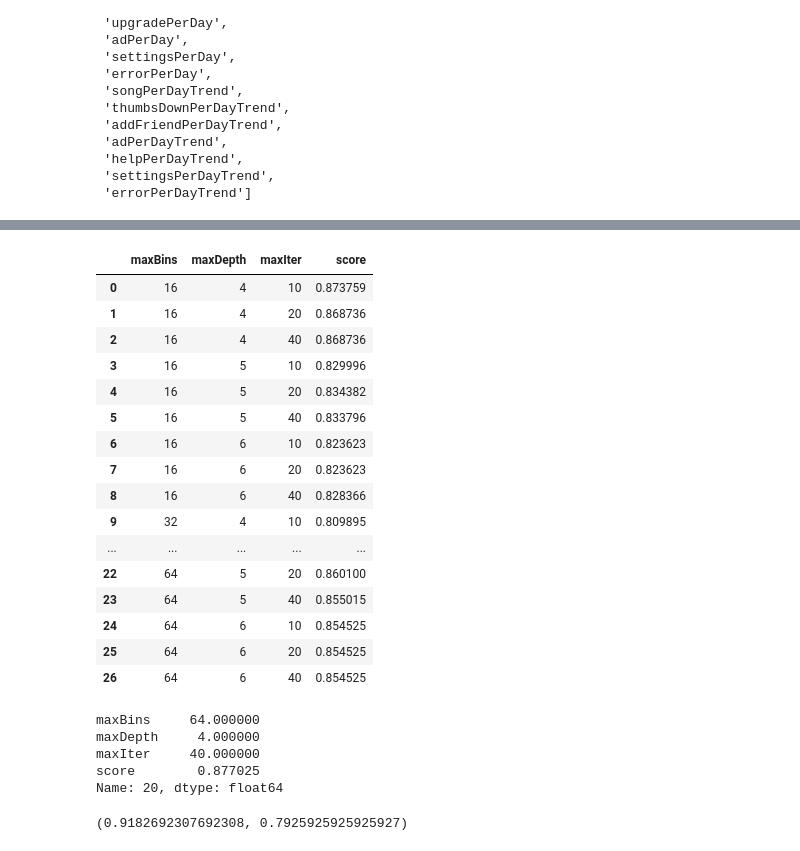
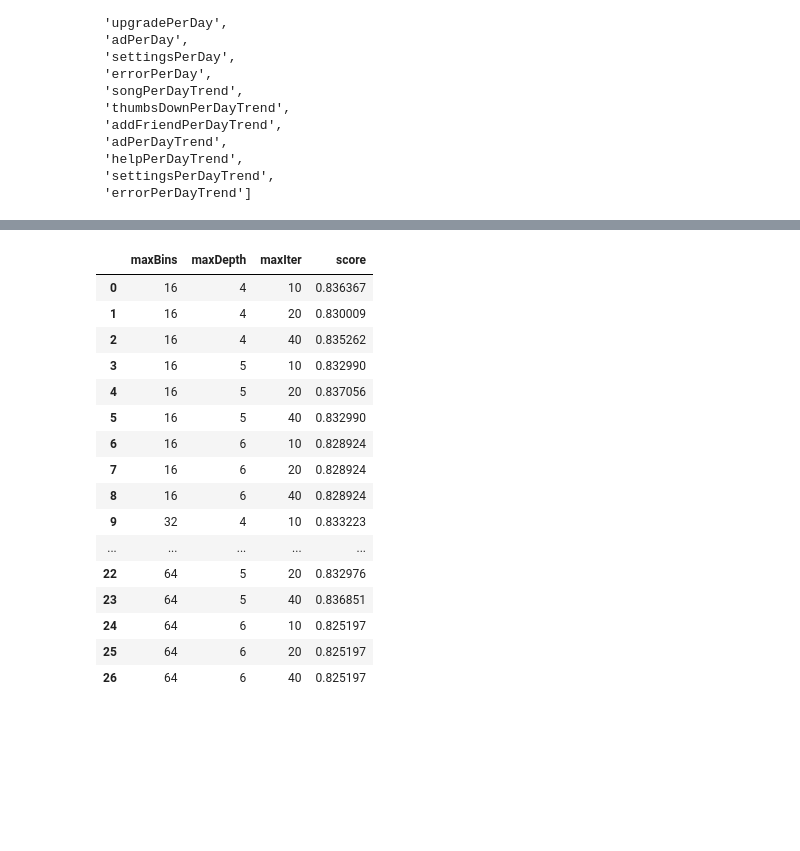
Before and after one commit to michelnagme/udacity-sparkify-churn-prediction-project, a Jupyter notebook: Sparkify.ipynb, the cells around one changed output, grey strips where cells are left out. Saved outputs shown, nothing was run; the diff lists cells and outputs as text; code cells hidden in the pictures; blank space fills up the shorter version.

```diff
--- a/Sparkify.ipynb
+++ b/Sparkify.ipynb
@@ -1035,0 +1048,7 @@ columns_to_drop
+# %%
+# plot feature importances for random forest classifier
+pd_rf_s = pd.Series(model_rf.stages[-1].featureImportances, index=names).abs().sort_values(ascending=False)
+pd_rf_s.plot(kind='bar', legend=False, title="Feature's importances for Random Forest");
+
+# create a set of least important features
+rf_least = set(pd_rf_s.index[-8:])
@@ -1035,0 +1057,7 @@ columns_to_drop
+# %%
+# plot feature importances for gradient-boosted tree classifier
+pd_gbt_s = pd.Series(model_gbt.stages[-1].featureImportances, index=names).abs().sort_values(ascending=False)
+pd_gbt_s.plot(kind='bar', legend=False, title="Feature's importances for Gradient-boosted Tree");
+
+# create a set of least important features
+gbt_least = set(pd_gbt_s.index[-8:])
@@ -1035,0 +1066,3 @@ columns_to_drop
+# %%
+columns_to_drop = lr_least.intersection(svc_least, rf_least, gbt_least)
+columns_to_drop
@@ -1165,7 +1205,7 @@ bin_evaluator.evaluate(result_best_rf), f1_evaluator.evaluate(result_best_rf)
 # %%
-# Perform the grid search by fitting the grid search object
+# perform cross-validation with grid search
 start = time.time()
-crossvalmodel_gb = crossval_gb.fit(train)
+crossvalmodel_gbt = crossval_gbt.fit(train)
 end = time.time()
 print('Training took ' + time.strftime('%H:%M:%S', time.gmtime(end-start)) + ' hours')
 # %% [output]
@@ -1173,38 +1213,23 @@ Training took 05:58:42 hours
 # %%
-# Store grid search results in a dataframe
-scores = crossvalmodel_gb.avgMetrics
-params = [{p.name: v for p, v in m.items()} for m in crossvalmodel_gb.getEstimatorParamMaps()]
-params_pd = pd.DataFrame(params)
-params_pd['score'] = scores
+# grid search results
+params_pd = pd.DataFrame([{p.name: v for p, v in m.items()} for m in crossvalmodel_gbt.getEstimatorParamMaps()])
+params_pd['score'] = crossvalmodel_gbt.avgMetrics
 params_pd
 # %% [output]
 |  | maxBins | maxDepth | maxIter | score |
-| 0 | 16 | 4 | 10 | 0.873759 |
-| 1 | 16 | 4 | 20 | 0.868736 |
-| 2 | 16 | 4 | 40 | 0.868736 |
-| 3 | 16 | 5 | 10 | 0.829996 |
-| 4 | 16 | 5 | 20 | 0.834382 |
-| 5 | 16 | 5 | 40 | 0.833796 |
-| 6 | 16 | 6 | 10 | 0.823623 |
-| 7 | 16 | 6 | 20 | 0.823623 |
-| 8 | 16 | 6 | 40 | 0.828366 |
-| 9 | 32 | 4 | 10 | 0.809895 |
+| 0 | 16 | 4 | 10 | 0.836367 |
+| 1 | 16 | 4 | 20 | 0.830009 |
+| 2 | 16 | 4 | 40 | 0.835262 |
+| 3 | 16 | 5 | 10 | 0.832990 |
+| 4 | 16 | 5 | 20 | 0.837056 |
+| 5 | 16 | 5 | 40 | 0.832990 |
+| 6 | 16 | 6 | 10 | 0.828924 |
+| 7 | 16 | 6 | 20 | 0.828924 |
+| 8 | 16 | 6 | 40 | 0.828924 |
+| 9 | 32 | 4 | 10 | 0.833223 |
 | ... | ... | ... | ... | ... |
-| 22 | 64 | 5 | 20 | 0.860100 |
-| 23 | 64 | 5 | 40 | 0.855015 |
-| 24 | 64 | 6 | 10 | 0.854525 |
-| 25 | 64 | 6 | 20 | 0.854525 |
-| 26 | 64 | 6 | 40 | 0.854525 |
+| 22 | 64 | 5 | 20 | 0.832976 |
+| 23 | 64 | 5 | 40 | 0.836851 |
+| 24 | 64 | 6 | 10 | 0.825197 |
+| 25 | 64 | 6 | 20 | 0.825197 |
+| 26 | 64 | 6 | 40 | 0.825197 |
-# %%
-params_pd.iloc[params_pd['score'].idxmax()]
-# %% [output]
-maxBins     64.000000
-maxDepth     4.000000
-maxIter     40.000000
-score        0.877025
-Name: 20, dtype: float64
-# %%
-result_best_gb = crossvalmodel_gb.transform(test)
-bin_evaluator.evaluate(result_best_gb), f1_evaluator.evaluate(result_best_gb)
-# %% [output]
-(0.9182692307692308, 0.7925925925925927)
```
Also changed, not shown: parts of 75 cells of this notebook.
